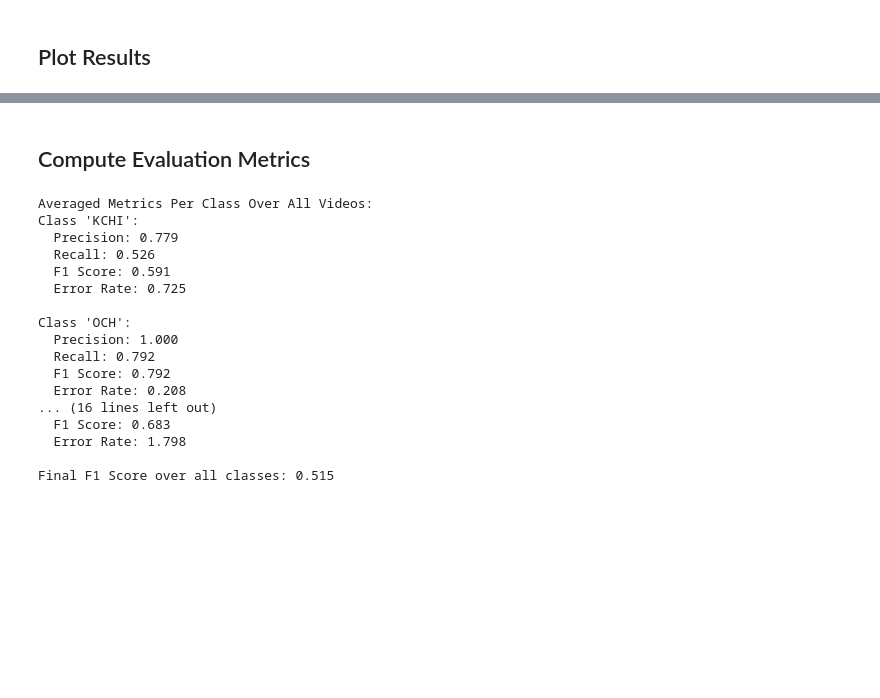
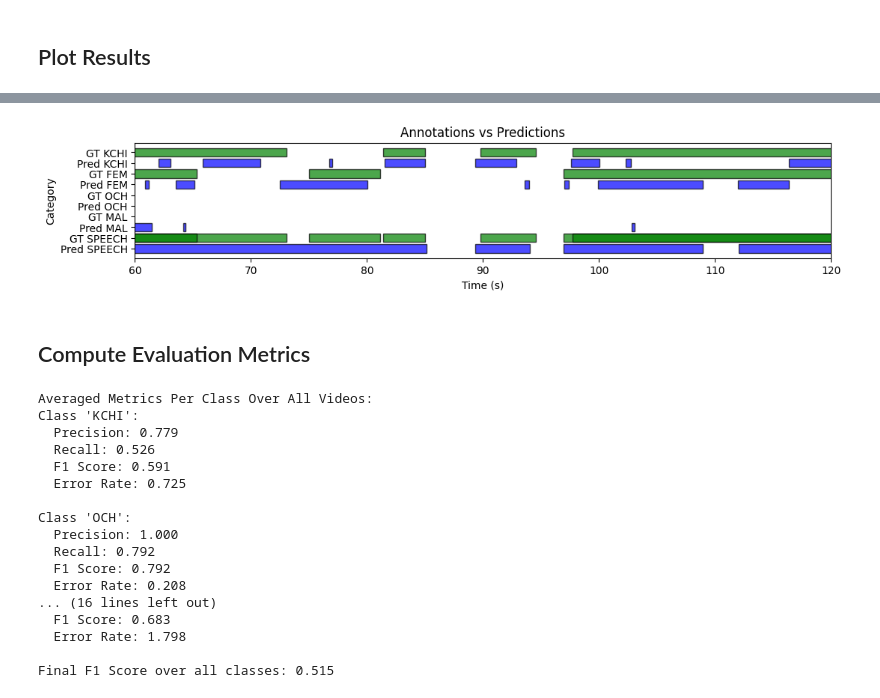
Before and after one commit to neleSuffo/naturalistic-social-analysis, a Jupyter notebook: notebooks/vtc_evaluation.ipynb, the cells around one changed output, grey strips where cells are left out. Saved outputs shown, nothing was run; the diff lists cells and outputs as text; code cells hidden in the pictures; blank space fills up the shorter version.

```diff
--- a/notebooks/vtc_evaluation.ipynb
+++ b/notebooks/vtc_evaluation.ipynb
@@ -304,3 +108,7 @@ plot_annotations_vs_predictions('672793', 'quantex_share_vtc_output_03.pkl')
+# %%
+plot_annotations_vs_predictions('186666')
+# %% [output]
+[figure, added]
 # %% [markdown]
 ## Compute Evaluation Metrics
 # %%
```
Also changed, not shown: parts of 10 cells of this notebook.
